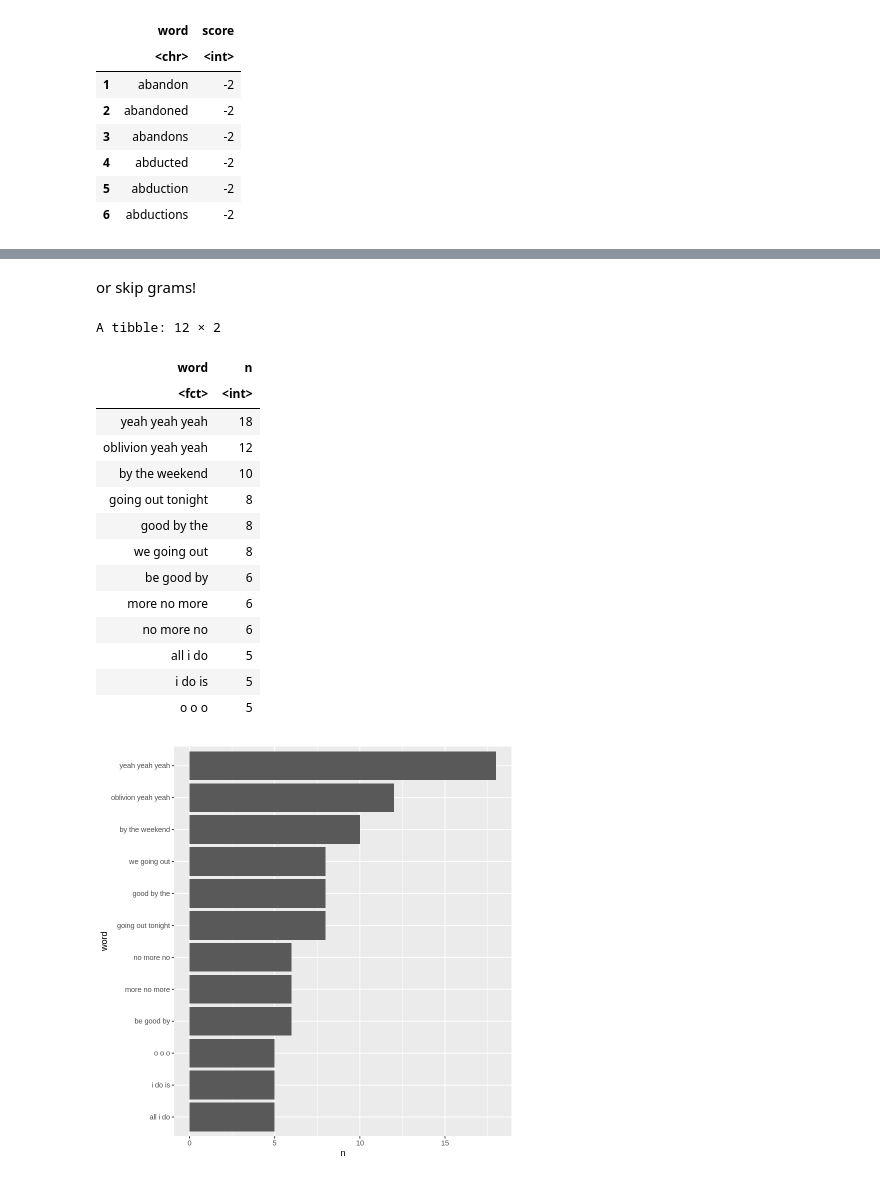
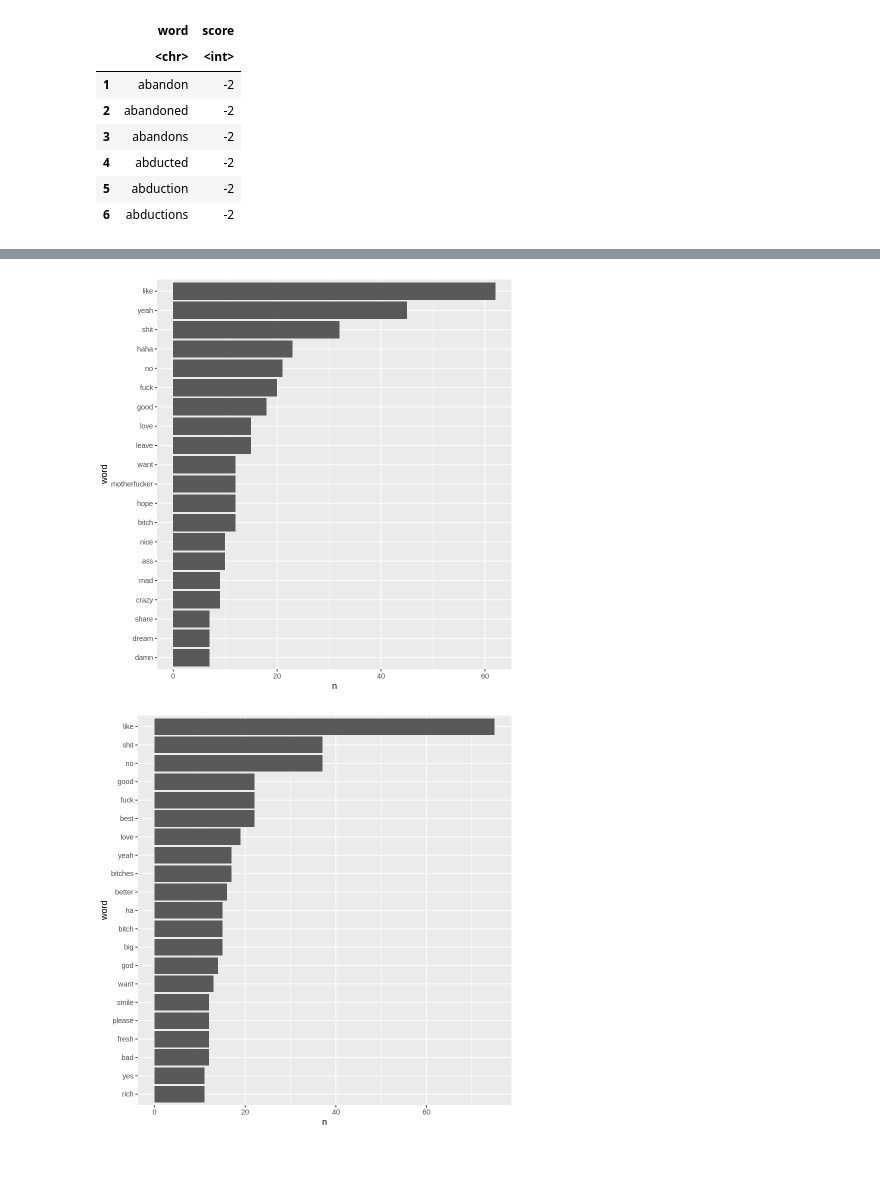
Before and after one commit to tylerfans/IDS-Interns, a Jupyter notebook: rapAssignment.ipynb, the cells around one changed output, grey strips where cells are left out. Cells and saved outputs as stored; diff of their text form; code cells hidden in the pictures.

```diff
--- a/rapAssignment.ipynb
+++ b/rapAssignment.ipynb
@@ -351,33 +294,21 @@ A tibble: 21 × 2
-# %% [markdown]
-or skip grams!
-# %%
-split <- unnest_tokens(tbl = songs, output = word, input = line, token = "ngrams", n = 3, to_lower = TRUE)
-
-data(stop_words)
-
-top <- split %>% filter(!word %in% stop_words) %>% filter(word != 'i') %>% filter(word != 'yeah')
-
-#reorder puts it in desc order
-top_counts <- count(x = top, word, sort = TRUE) %>% top_n(10, wt = n) %>% mutate(word = reorder(word,n))
-top_counts
-
-graph <- ggplot(top_counts, aes(n,word)) +
-    geom_col()
-graph
-# %% [output]
-A tibble: 12 × 2
-| word | n |
-| <fct> | <int> |
-| yeah yeah yeah | 18 |
-| oblivion yeah yeah | 12 |
-| by the weekend | 10 |
-| going out tonight | 8 |
-| good by the | 8 |
-| we going out | 8 |
-| be good by | 6 |
-| more no more | 6 |
-| no more no | 6 |
-| all i do | 5 |
-| i do is | 5 |
-| o o o | 5 |
-[figure, removed]
+# %%
+kids_count <- count(filtered_kids, word, sort = TRUE) %>% top_n(20, wt = n) %>% mutate(word = reorder(word,n))
+
+bde_count <- count(filtered_bde, word, sort = TRUE) %>% top_n(20, wt = n) %>% mutate(word = reorder(word,n))
+
+swimming_count <- count(filtered_swimming, word, sort = TRUE) %>% top_n(20, wt = n) %>% mutate(word = reorder(word,n))
+
+kids_graph <- ggplot(kids_count, aes(n,word)) +
+    geom_col()
+kids_graph
+
+bde_graph <- ggplot(bde_count, aes(n,word)) +
+    geom_col()
+bde_graph
+
+swimming_graph <- ggplot(swimming_count, aes(n,word)) +
+    geom_col()
+swimming_graph
+# %% [output]
+[figure, added]
+[figure, added]
```
Also changed, not shown: parts of 34 cells of this notebook.
